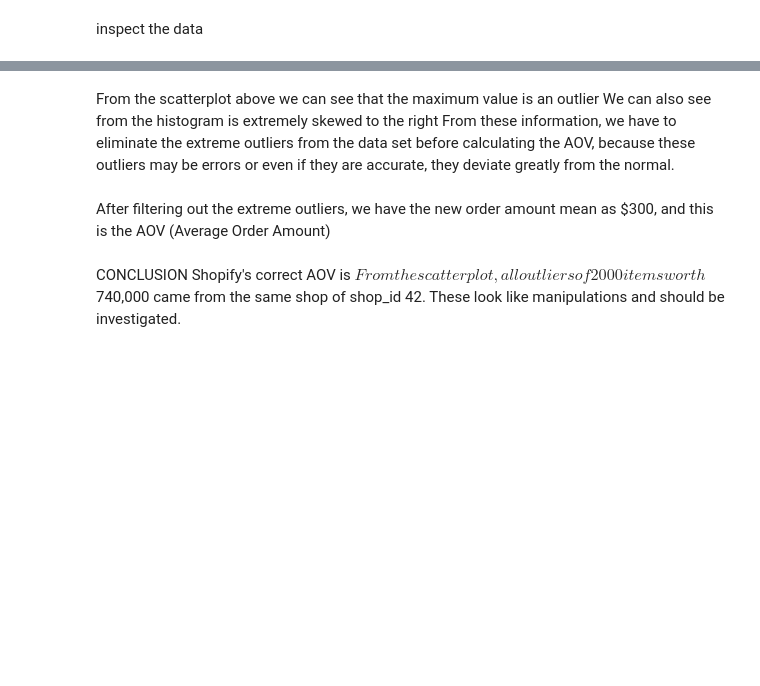
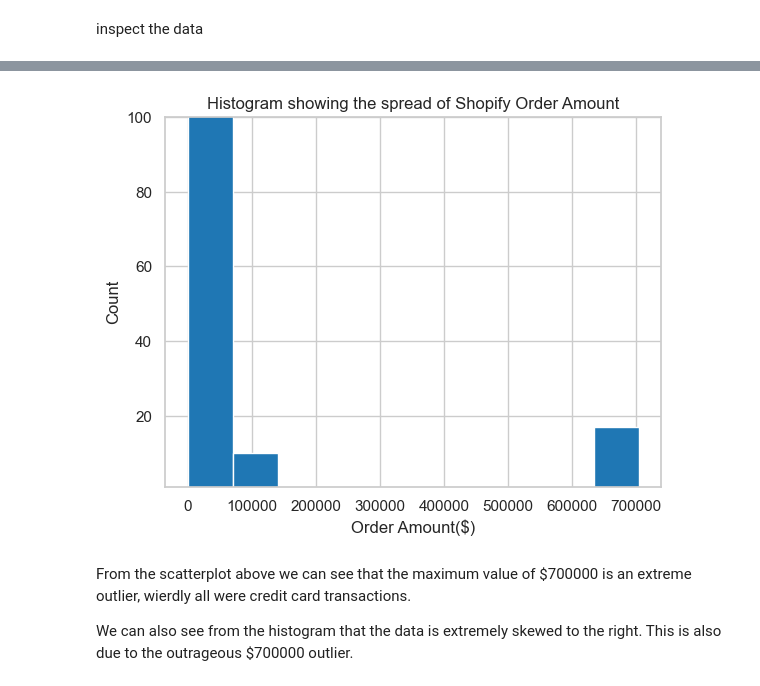
Before and after one commit to Iloabuchi-Collins/DataFest_JanuaryChallange, a Jupyter notebook: Challenge/jupyter_code.ipynb, the cells around one changed output, grey strips where cells are left out. Drawn from its saved outputs; the diff is of its cells as text; code cells hidden in the pictures; blank space fills up the shorter version.

```diff
--- a/Challenge/jupyter_code.ipynb
+++ b/Challenge/jupyter_code.ipynb
@@ -24,4 +52,18 @@ plt.hist(shopify_data)
+# %%
+''' plot a histogram '''
+shopify_hist = shopify_data['order_amount'].hist()
+
+# range of the y-axis
+shopify_hist.set_ylim([1,100])
+
+# title , x-axis and y-axis labels
+shopify_hist.set_title('Histogram showing the spread of Shopify Order Amount')
+shopify_hist.set_xlabel('Order Amount($)')
+shopify_hist.set_ylabel('Count')
+plt.show()
+# %% [output]
+[figure, added]
 # %% [markdown]
-From the scatterplot above we can see that the maximum value is an outlier
-We can also see from the histogram is extremely skewed to the right
-From these information, we have to eliminate the extreme outliers from the data set before calculating the AOV, because these outliers may be errors or even if they are accurate, they deviate greatly from the normal.
+From the scatterplot above we can see that the maximum value of $700000 is an extreme outlier, wierdly all were credit card transactions.
+
+We can also see from the histogram that the data is extremely skewed to the right. This is also due to the outrageous $700000 outlier.
@@ -31,6 +69,0 @@ shopify_data2.info
-# %% [markdown]
-After filtering out the extreme outliers, we have the new order amount mean as $300, and this is the AOV (Average Order Amount)
-# %% [markdown]
-CONCLUSION
-Shopify's correct AOV is $
-From the scatterplot, all outliers of 2000 items worth $740,000 came from the same shop of shop_id 42. These look like manipulations and should be investigated.
```
Also changed, not shown: parts of 8 cells of this notebook, 1 other file.
